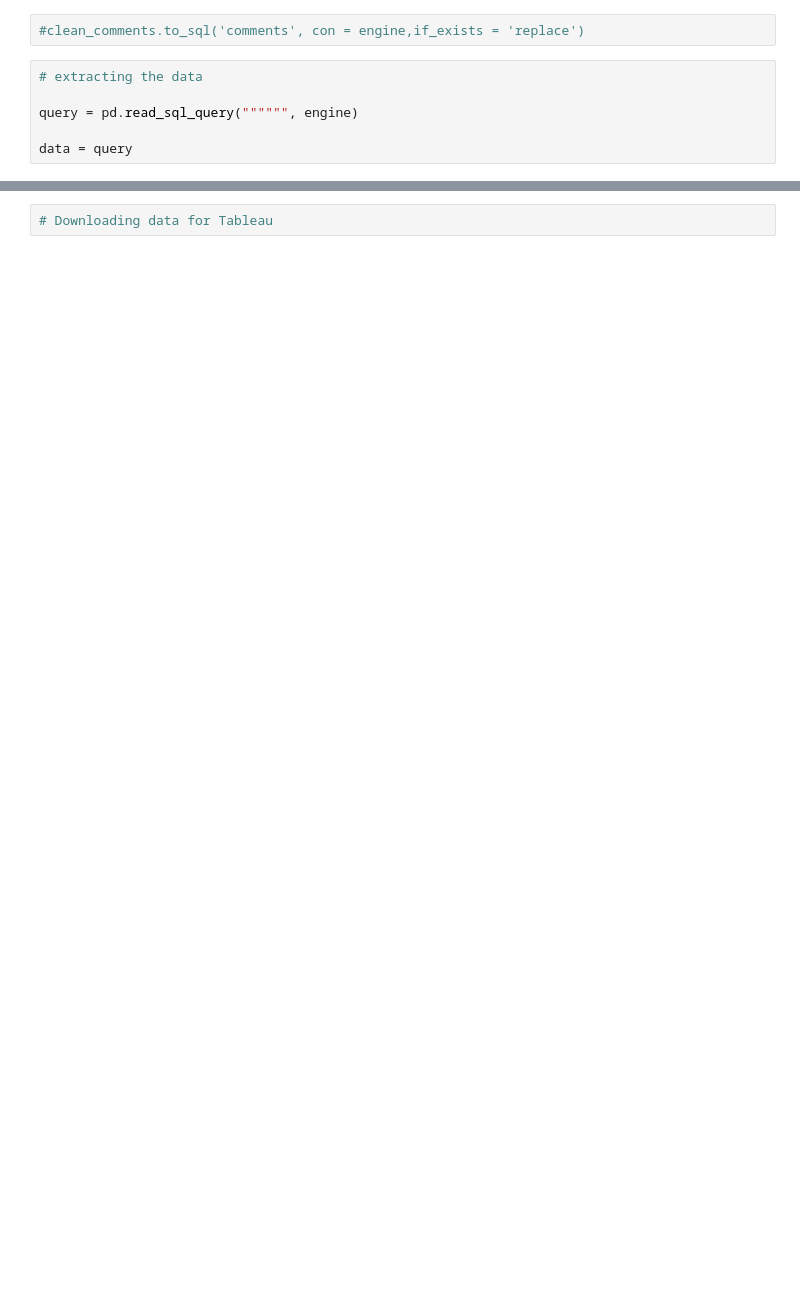
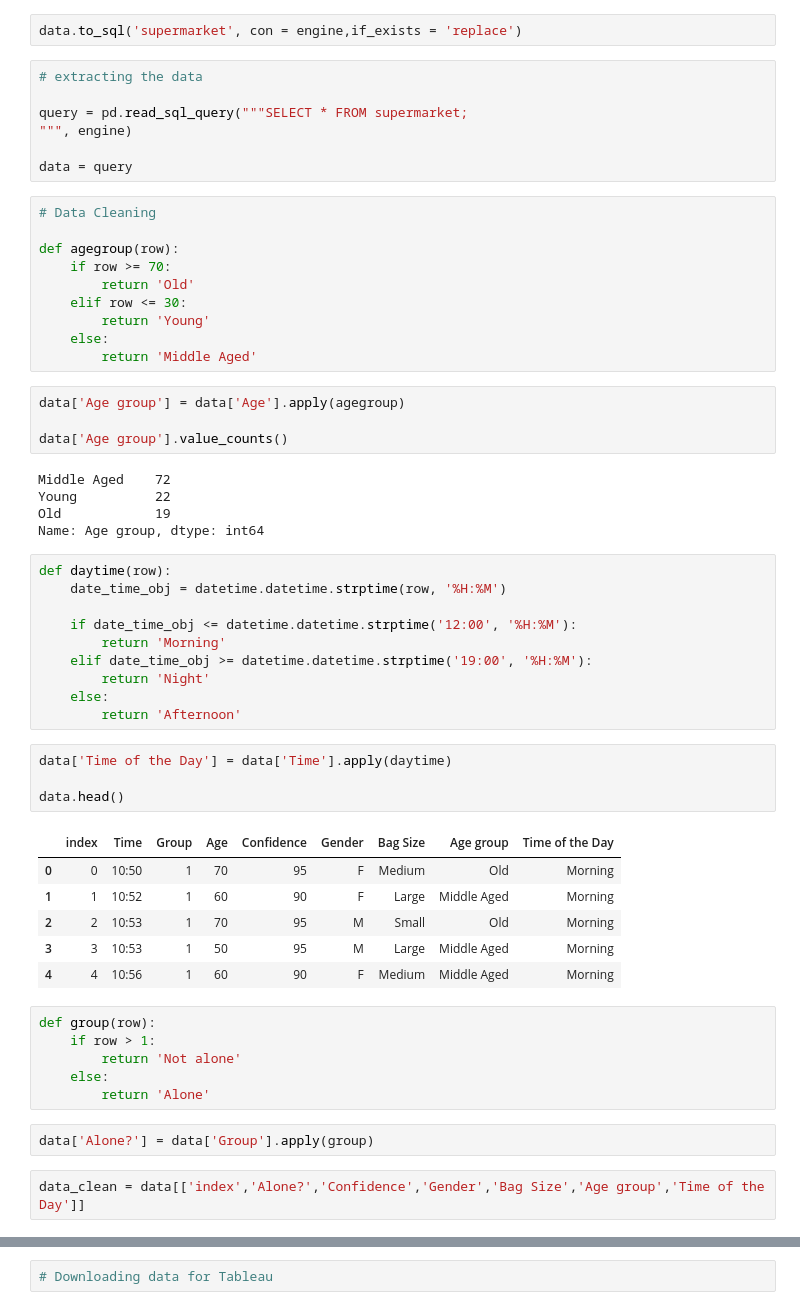
Before and after one commit to FelipeAvila2/Python-SQL-Tableau-Data-Analytics-Project, a Jupyter notebook: coding.ipynb, the cells around one changed output, grey strips where cells are left out. Drawn from its saved outputs; the diff is of its cells as text; blank space fills up the shorter version.

```diff
--- a/coding.ipynb
+++ b/coding.ipynb
@@ -25,12 +37,63 @@ password=
 engine = create_engine('mysql+mysqlconnector://{0}:{1}@{2}/{3}'
             .format(user, password,host, dbname)).connect()
 # %%
-#clean_comments.to_sql('comments', con = engine,if_exists = 'replace')
+data.to_sql('supermarket', con = engine,if_exists = 'replace')
 # %%
 # extracting the data
 
-query = pd.read_sql_query("""""", engine)
+query = pd.read_sql_query("""SELECT * FROM supermarket;
+""", engine)
 
 data = query
+# %%
+# Data Cleaning
+
+def agegroup(row):
+    if row >= 70:
+        return 'Old'
+    elif row <= 30:
+        return 'Young'
+    else:
+        return 'Middle Aged'
+# %%
+data['Age group'] = data['Age'].apply(agegroup)
+
+data['Age group'].value_counts()
+# %% [output]
+Middle Aged    72
+Young          22
+Old            19
+Name: Age group, dtype: int64
+# %%
+def daytime(row):
+    date_time_obj = datetime.datetime.strptime(row, '%H:%M')
+
+    if date_time_obj <= datetime.datetime.strptime('12:00', '%H:%M'):
+        return 'Morning'
+    elif date_time_obj >= datetime.datetime.strptime('19:00', '%H:%M'):
+        return 'Night'
+    else:
+        return 'Afternoon'
+# %%
+data['Time of the Day'] = data['Time'].apply(daytime)
+
+data.head()
+# %% [output]
+|  | index | Time | Group | Age | Confidence | Gender | Bag Size | Age group | Time of the Day |
+| 0 | 0 | 10:50 | 1 | 70 | 95 | F | Medium | Old | Morning |
+| 1 | 1 | 10:52 | 1 | 60 | 90 | F | Large | Middle Aged | Morning |
+| 2 | 2 | 10:53 | 1 | 70 | 95 | M | Small | Old | Morning |
+| 3 | 3 | 10:53 | 1 | 50 | 95 | M | Large | Middle Aged | Morning |
+| 4 | 4 | 10:56 | 1 | 60 | 90 | F | Medium | Middle Aged | Morning |
+# %%
+def group(row):
+    if row > 1:
+        return 'Not alone'
+    else:
+        return 'Alone'
+# %%
+data['Alone?'] = data['Group'].apply(group)
+# %%
+data_clean = data[['index','Alone?','Confidence','Gender','Bag Size','Age group','Time of the Day']]
 # %%
 # EDA
```
Also changed, not shown: parts of 26 cells of this notebook, 1 other file.
